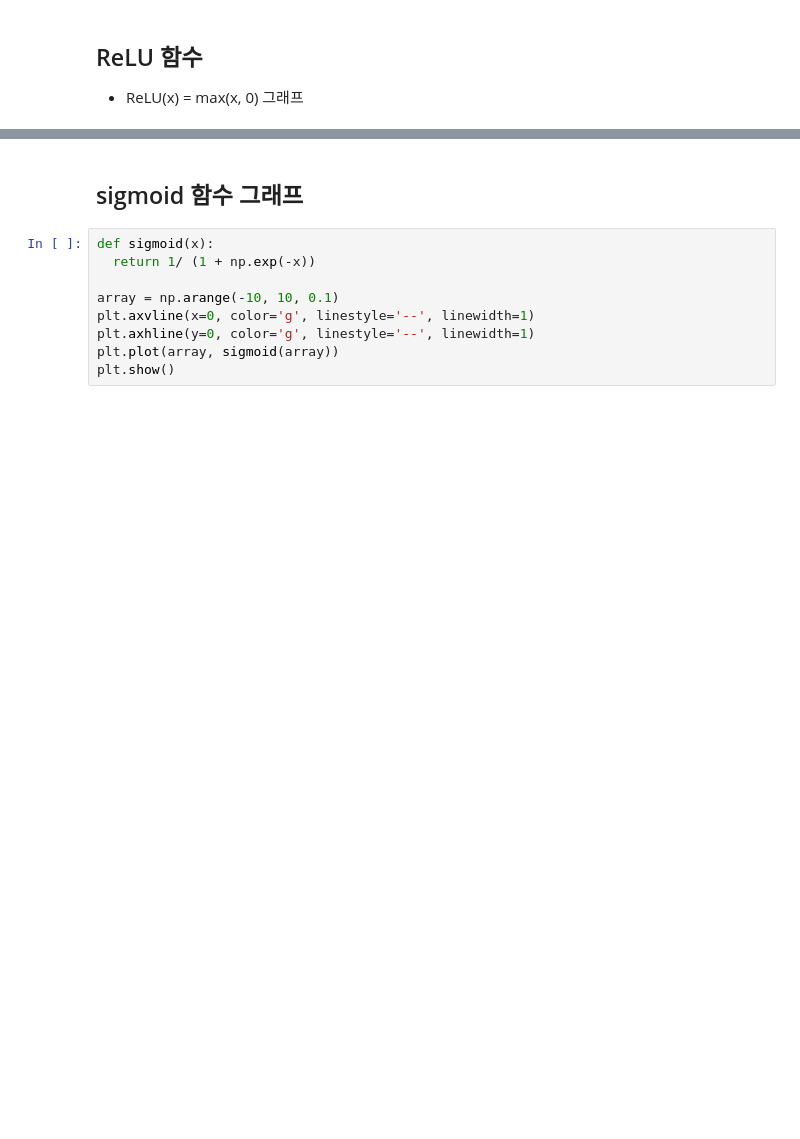
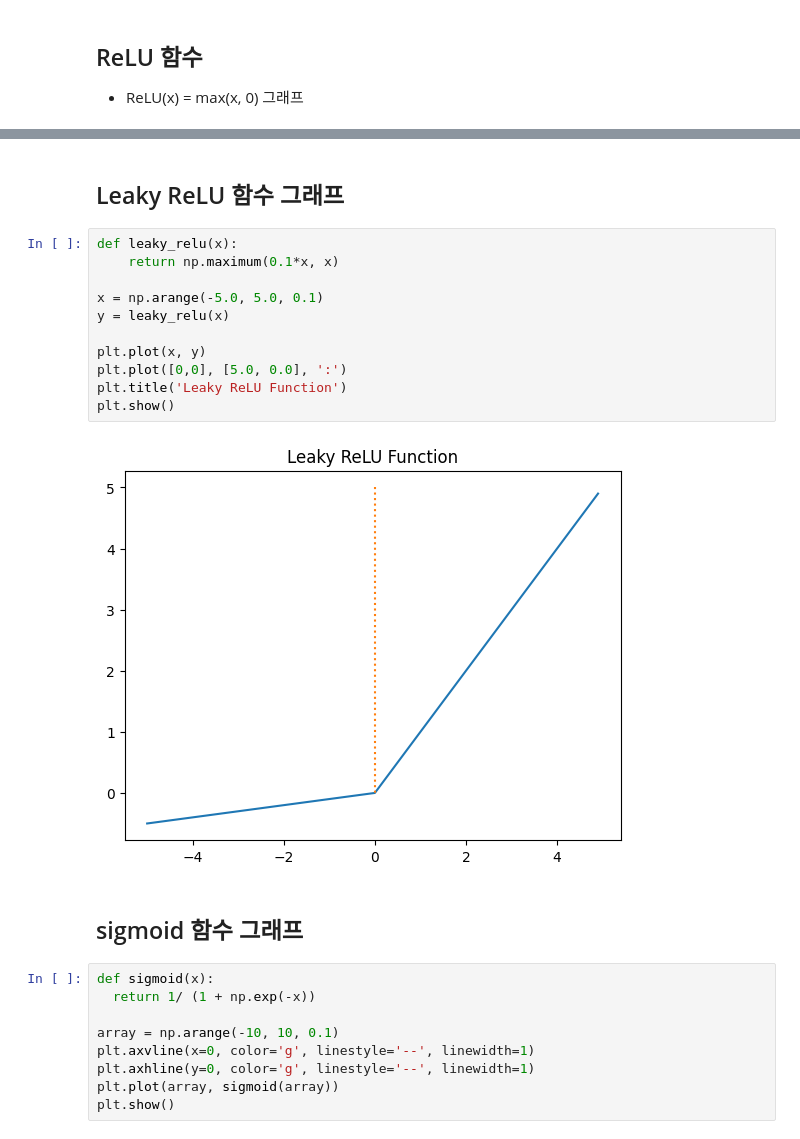
Before and after one commit to eunzzae/Study_DL, a Jupyter notebook: DL_pytorch_정리_231030.ipynb, the cells around one changed output, grey strips where cells are left out. Drawn from its saved outputs; the diff is of its cells as text; blank space fills up the shorter version.

```diff
--- a/DL_pytorch_정리_231030.ipynb
+++ b/DL_pytorch_정리_231030.ipynb
@@ -35,3 +32,18 @@ px.line(x=x1, y=x2)
+# %% [markdown]
+## Leaky ReLU 함수 그래프
+# %%
+def leaky_relu(x):
+    return np.maximum(0.1*x, x)
+
+x = np.arange(-5.0, 5.0, 0.1)
+y = leaky_relu(x)
+
+plt.plot(x, y)
+plt.plot([0,0], [5.0, 0.0], ':')
+plt.title('Leaky ReLU Function')
+plt.show()
+# %% [output]
+[figure, added]
 # %% [markdown]
 ## sigmoid 함수 그래프
 # %%
```
Also changed, not shown: parts of 10 cells of this notebook.
